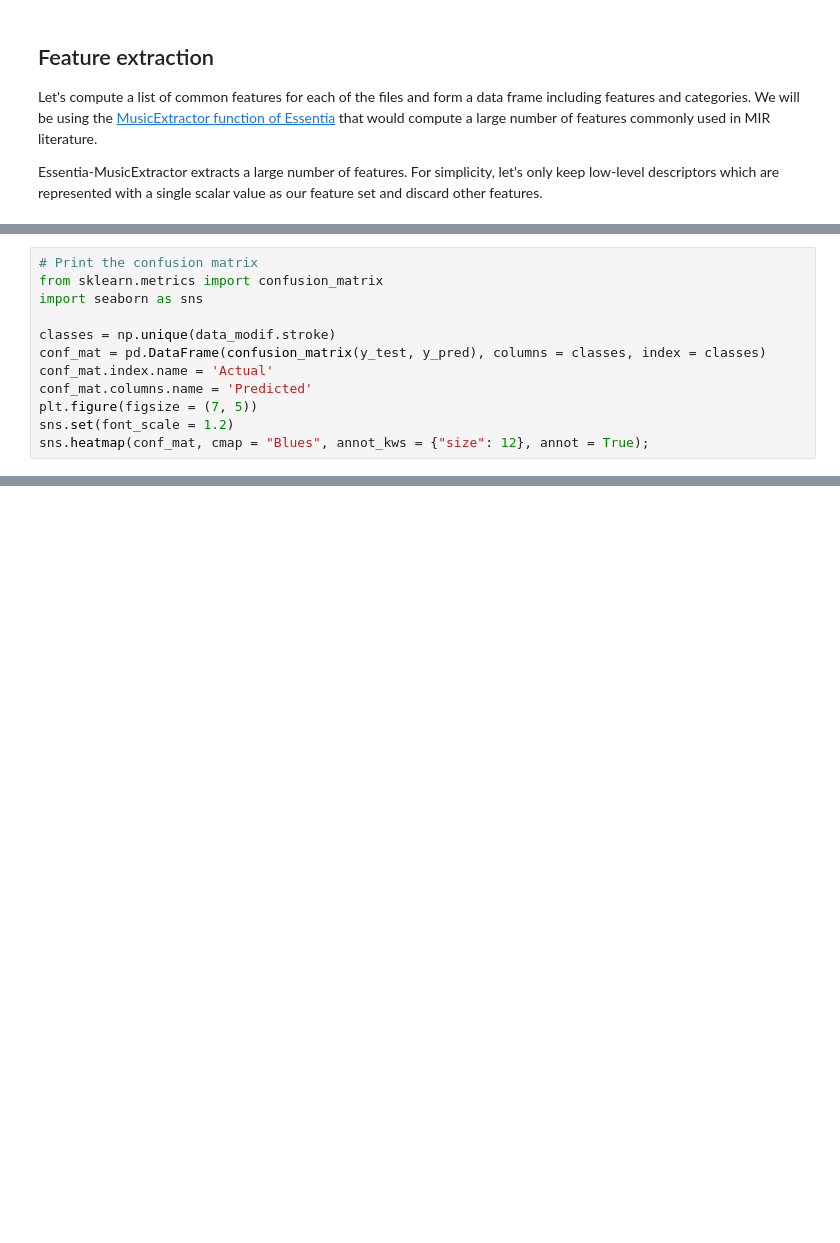
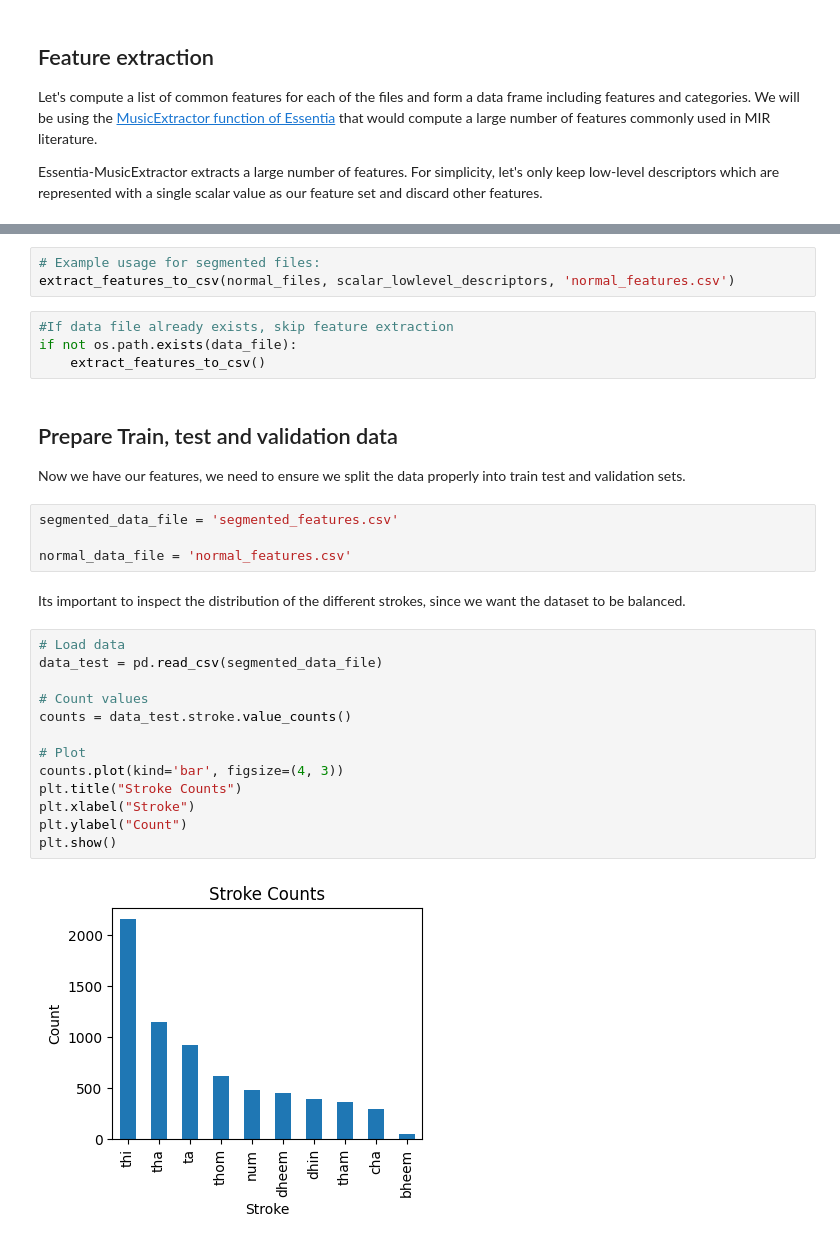
Before and after one commit to mrocamora/mir_course, a Jupyter notebook: notebooks/MIR_course-sound_classification_shallow_pipeline.ipynb, the cells around one changed output, grey strips where cells are left out. Cells and saved outputs as stored; diff of their text form; blank space fills up the shorter version.

```diff
--- a/notebooks/MIR_course-sound_classification_shallow_pipeline.ipynb
+++ b/notebooks/MIR_course-sound_classification_shallow_pipeline.ipynb
@@ -307,12 +349,0 @@ print("accuracy: ", np.sum(y_test == y_pred)/len(y_test))
-# %%
-# Print the confusion matrix
-from sklearn.metrics import confusion_matrix
-import seaborn as sns
-
-classes = np.unique(data_modif.stroke)
-conf_mat = pd.DataFrame(confusion_matrix(y_test, y_pred), columns = classes, index = classes)
-conf_mat.index.name = 'Actual'
-conf_mat.columns.name = 'Predicted'
-plt.figure(figsize = (7, 5))
-sns.set(font_scale = 1.2)
-sns.heatmap(conf_mat, cmap = "Blues", annot_kws = {"size": 12}, annot = True);
@@ -393,0 +405,32 @@ plt.show()
+# %%
+# Example usage for segmented files:
+extract_features_to_csv(normal_files, scalar_lowlevel_descriptors, 'normal_features.csv')
+# %%
+#If data file already exists, skip feature extraction
+if not os.path.exists(data_file):
+	extract_features_to_csv()
+# %% [markdown]
+## Prepare Train, test and validation data
+
+Now we have our features, we need to ensure we split the data properly into train test and validation sets.
+# %%
+segmented_data_file = 'segmented_features.csv'
+
+normal_data_file = 'normal_features.csv'
+# %% [markdown]
+Its important to inspect the distribution of the different strokes, since we want the dataset to be balanced.
+# %%
+# Load data
+data_test = pd.read_csv(segmented_data_file)
+
+# Count values
+counts = data_test.stroke.value_counts()
+
+# Plot
+counts.plot(kind='bar', figsize=(4, 3))
+plt.title("Stroke Counts")
+plt.xlabel("Stroke")
+plt.ylabel("Count")
+plt.show()
+# %% [output]
+[figure, added]
```
Also changed, not shown: parts of 80 cells of this notebook.
